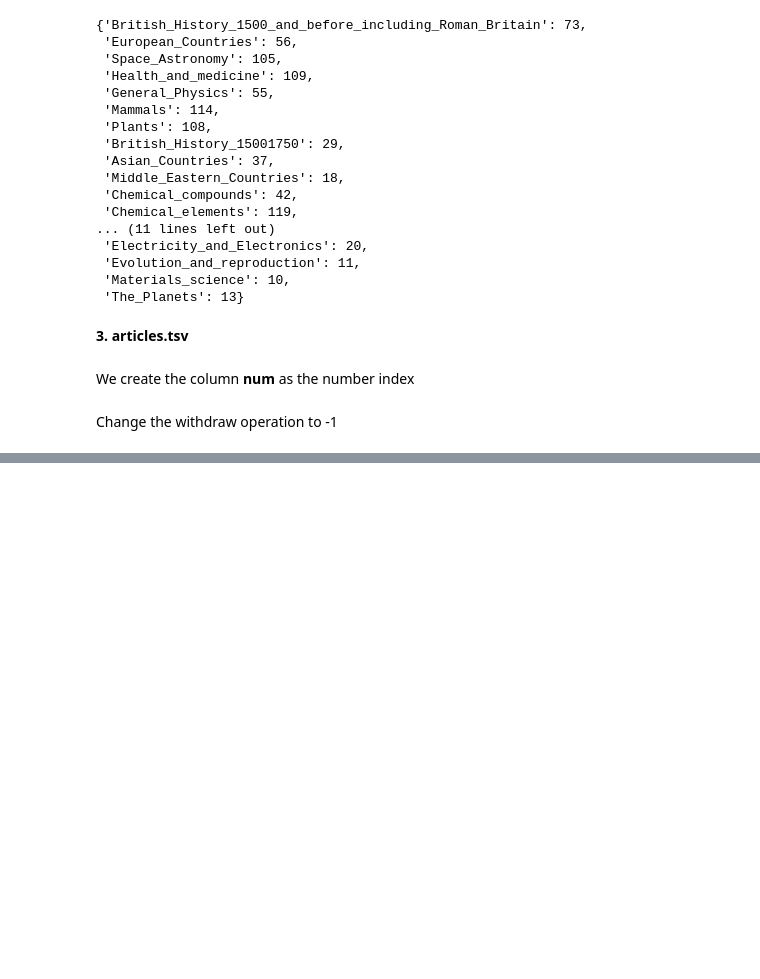
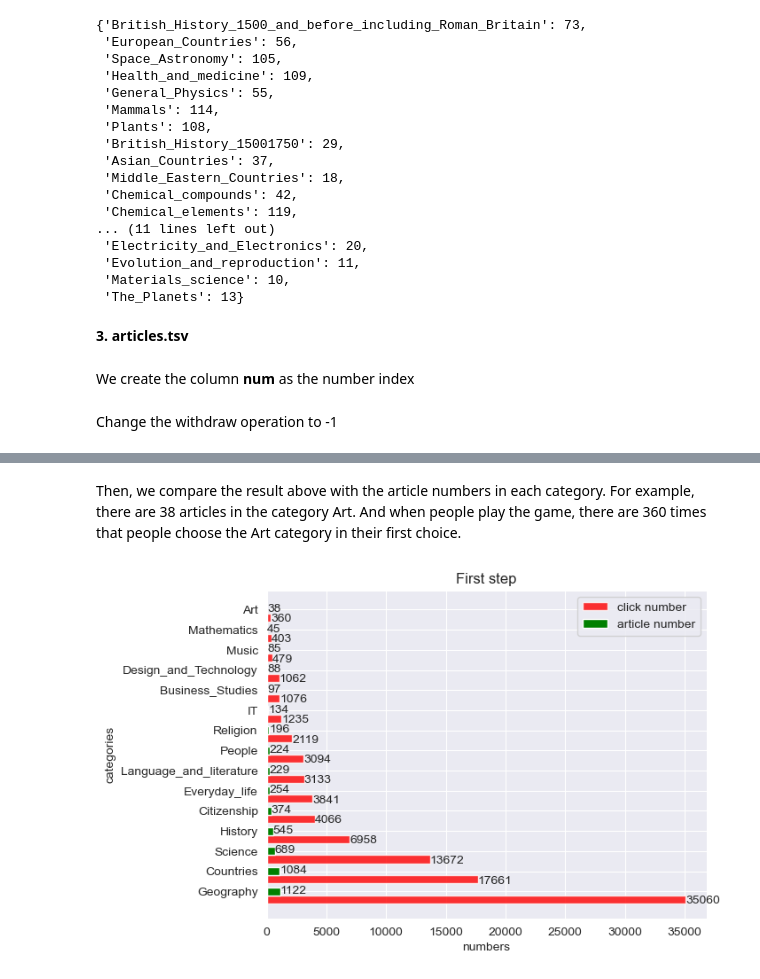
Before and after one commit to epfl-ada/ada-2022-project-m10kka10akka, a Jupyter notebook: src/MileStone2.ipynb, the cells around one changed output, grey strips where cells are left out. Cells and saved outputs as stored; diff of their text form; code cells hidden in the pictures; blank space fills up the shorter version.

```diff
--- a/src/MileStone2.ipynb
+++ b/src/MileStone2.ipynb
@@ -404,0 +464,12 @@ df_article.head(10)
+# %%
+df_merge_finished_path_category = pd.merge(df_merge_finished_path_category, df_categories,left_on='source', right_on='articles')
+df_merge_finished_path_category['source_category'] = df_merge_finished_path_category['category']
+df_merge_finished_path_category['source_category_length'] = df_merge_finished_path_category['category_length']
+df_merge_finished_path_category['source_category_1st'] = df_merge_finished_path_category.apply(lambda x:x.source_category.split('.')[1], axis = 1)
+df_merge_finished_path_category = df_merge_finished_path_category.drop(['category','articles', 'category_length', 'category_1st'], axis = 1)
+
+df_merge_finished_path_category = pd.merge(df_merge_finished_path_category, df_categories,left_on='destination', right_on='articles')
+df_merge_finished_path_category['dest_category'] = df_merge_finished_path_category['category']
+df_merge_finished_path_category['dest_category_length'] = df_merge_finished_path_category['category_length']
+df_merge_finished_path_category['dest_category_1st'] = df_merge_finished_path_category.apply(lambda x:x.dest_category.split('.')[1], axis = 1)
+df_merge_finished_path_category = df_merge_finished_path_category.drop(['category','articles', 'category_length', 'category_1st'], axis = 1)
@@ -404,0 +478,2 @@ df_article.head(10)
+# %%
+df_merge_finished_path_category['source_dest_category_1st'] = df_merge_finished_path_category['source_category_1st'].str.cat(';' + df_merge_finished_path_category['dest_category_1st'])
@@ -404,0 +482,2 @@ df_article.head(10)
+# %%
+df_merge_finished_path_category['source_first_path_category'] = df_merge_finished_path_category['source_category_1st'].str.cat(';' + df_merge_finished_path_category['first_path_category_1st'])
@@ -404,0 +545,3 @@ df_article.head(10)
+# %%
+click_category_count_depth1 = df_merge_finished_path_category['first_path_category_1st'].value_counts(sort = True)
+click_category_count_depth1
@@ -404,0 +565,25 @@ df_article.head(10)
+# %% [markdown]
+Then, we compare the result above with the article numbers in each category. For example, there are 38 articles in the category Art. And when people play the game, there are 360 times that people choose the Art category in their first choice.
+# %%
+y = range(len(click_category_count_depth1))
+catagory_values = df_categories['category_1st'].value_counts(sort = True)
+
+rects1 = plt.barh(y=y, width=click_category_count_depth1, height=0.4, alpha=0.8, color='red', label="click number")
+rects2 = plt.barh(y=[i + 0.4 for i in y], width=catagory_values, height=0.4, color='green', label="article number")
+
+plt.xlabel("numbers")
+
+plt.yticks([index + 0.4 for index in y], click_category_count_depth1.index)
+plt.ylabel("categories")
+plt.title("First step")
+plt.legend()
+
+for rect in rects1:
+    width = rect.get_width()
+    plt.text(width, rect.get_y() + rect.get_height() / 2 - 0.2, str(width))
+for rect in rects2:
+    width = rect.get_width()
+    plt.text(width, rect.get_y() + rect.get_height() / 2 - 0.1, str(width))
+plt.show()
+# %% [output]
+[figure, added]
```
Also changed, not shown: parts of 46 cells of this notebook.
